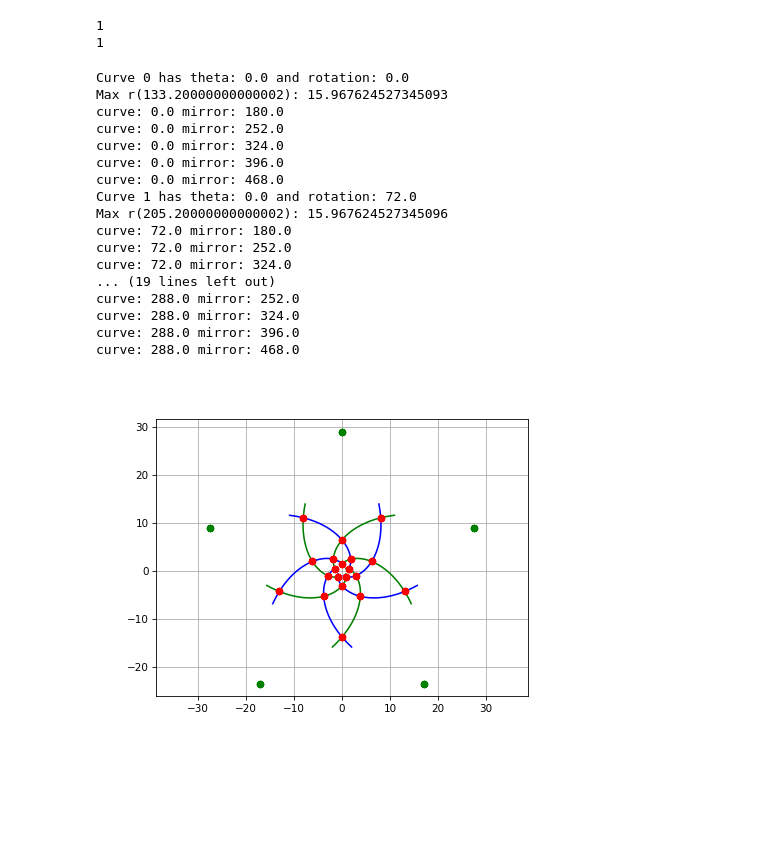
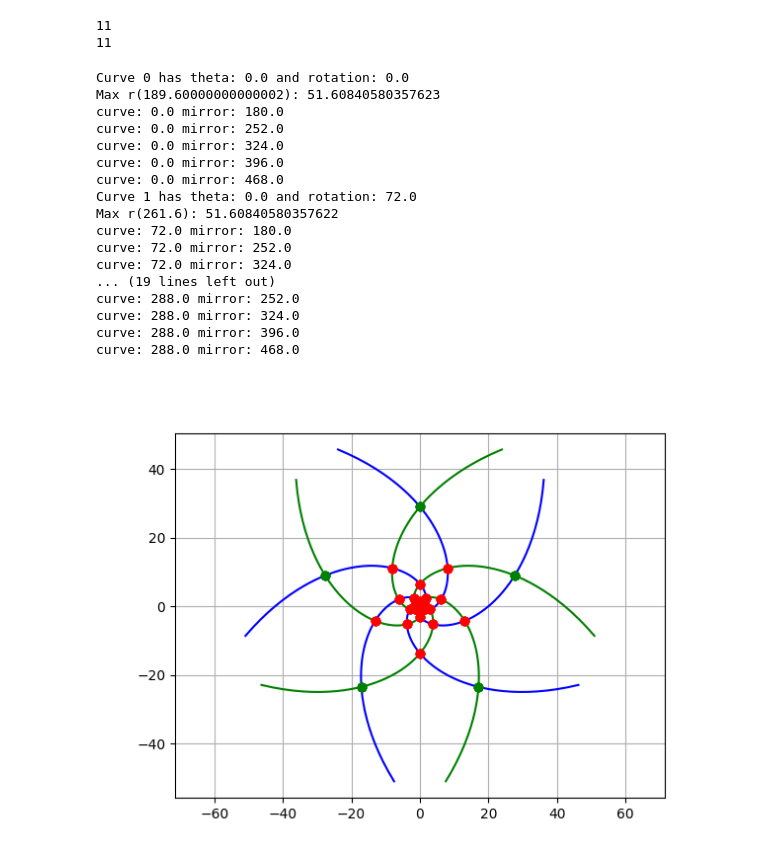
Before and after one commit to G-IV/Log-Spiral-Pattern, a Jupyter notebook: Log Spiral Recovered.ipynb, the cells around one changed output. Cells and saved outputs as stored; diff of their text form; code cells hidden in the pictures; blank space fills up the shorter version.

```diff
--- a/Log Spiral Recovered.ipynb
+++ b/Log Spiral Recovered.ipynb
@@ -296,8 +341,8 @@ for i in range(0, 55):
 # scale_plot.set_xlim(-10, 10) # Set the limits of the plot
 # scale_plot.set_ylim(-10, 10) # Set the limits of the plot
 
-def scale_factor(scale = 1, i=1):
-    return scale * i
+def scale_factor(scale = 1):
+    return scale
 
 scale1 = []
 scale3 = []
@@ -339,7 +384,7 @@ for i in range(0, 40):
 # pitch_angle_plot.set_ylim(-10, 10) # Set the limits of the plot
 
 # Returns the pitch angle of the log curve
-def pitch_angle(angle=40, divisions=40):
+def pitch_angle(angle=40):
     return 1/math.tan(math.radians(angle))
 
 pa_40 = []
@@ -450,29 +494,34 @@ def r_prime(i, rotation=0):
 #       is an array of points as returned by the r and r'
 #------------------------------------------------------------
 # fig, curve_generator = plt.subplots()
-# plt.rcParams['figure.dpi'] = 75 # Set this to make the plot bigger
+# # plt.rcParams['figure.dpi'] = 75 # Set this to make the plot bigger
 # curve_generator.axis('equal') # Set the aspect ratio of the plot to be equal
 # curve_generator.grid(True) # Turn on the grid
-# curve_generator.set_xlim(-10, 10) # Set the limits of the plot
-# curve_generator.set_ylim(-10, 10) # Set the limits of the plot
+# # curve_generator.set_xlim(-10, 10) # Set the limits of the plot
+# # curve_generator.set_ylim(-10, 10) # Set the limits of the plot
 
-def generate_curve(rotation, number_of_points=40):
+def generate_curve(args):
+    a, k, resolution, rotation, length = args
     curve = []
     mirror_curve = []
-    for i in range(0, number_of_points):
-        curve.append(r(i, rotation))
-        mirror_curve.append(r_prime(i, rotation))
+    for i in range(0, length):
+        curve_args = (a, k, i, resolution, rotation)
+        curve.append(r(curve_args))
+        mirror_curve.append(r_prime(curve_args))
     return {
         "curve": curve,
         "mirror_curve": mirror_curve
     }
 
-def generate_curves(number_of_curves=1, number_of_points=40):
+# def generate_curves(number_of_curves=1, number_of_points=40):
+def generate_curves(args):
+    a, k,  number_of_curves, resolution, length = args
     curves = []
     mirrored_curves = []
     for i in range(0, number_of_curves):
         rotation = math.radians(i * 360 / number_of_curves)
-        new_curves = generate_curve(rotation, number_of_points)
+        curve_args = (a, k, resolution, rotation, length)
+        new_curves = generate_curve(curve_args)
         curves.append(new_curves["curve"])
         mirrored_curves.append(new_curves["mirror_curve"])
     return {
@@ -486,13 +535,13 @@ def plot_curves(curves, chart):
     for mirrored_curve in curves["mirrored_curves"]:
         chart.plot([point["x"] for point in mirrored_curve], [point["y"] for point in mirrored_curve], 'g-')
 
-curve_set = generate_curves(1, 75)
+curve_set = generate_curves((scale_factor(10), pitch_angle(), 11, 100, 75))
 print(len(curve_set["curves"]))
 print(len(curve_set["mirrored_curves"]))
 # plot_curves(curve_set, curve_generator)
 # %% [output]
-1
-1
+11
+11
 # %%
 #------------------------------------------------------------
 #
@@ -509,11 +558,13 @@ matching_points_coef.grid(True) # Turn on the grid
 # matching_points.set_ylim(-8, 8) # Set the limits of the plot
 
 number_of_curves = 5
-curve_set = generate_curves(number_of_curves, 75)
+a = scale_factor(1)
+k = pitch_angle(40)
+resolution = 75
+length = 80
+
+curve_set = generate_curves((a, k, number_of_curves, resolution, length))
 plot_curves(curve_set, matching_points_coef)
-
-a = scale_factor()
-k = pitch_angle()
 
 
 # Someone said that the curve cross at r = ab^theta and r = ab^(phi - theta + 2n*pi)
@@ -545,36 +596,36 @@ for curve_index, curve in enumerate(curve_set['curves']):
         matching_points_coef.plot(b_0_2['x'], b_0_2['y'], 'ro')
         manual = (324)/2
         r_0_2 = calculate_r((a, k, math.radians(manual), curve_rotate))
         b_0_2 = calculate_r_cartesian((r_0_2, math.radians(manual), curve_rotate))
         matching_points_coef.plot(b_0_2['x'], b_0_2['y'], 'go')
         manual = (396 - 360)/2
         r_0_2 = calculate_r((a, k, math.radians(manual), curve_rotate))
         b_0_2 = calculate_r_cartesian((r_0_2, math.radians(manual), curve_rotate))
         matching_points_coef.plot(b_0_2['x'], b_0_2['y'], 'ro')
         manual = (468 - 360)/2
         r_0_2 = calculate_r((a, k, math.radians(manual), curve_rotate))
         b_0_2 = calculate_r_cartesian((r_0_2, math.radians(manual), curve_rotate))
         matching_points_coef.plot(b_0_2['x'], b_0_2['y'], 'ro')
         print(f"curve: {math.degrees(curve_rotate)} mirror: {math.degrees(mirror_rotate)}")
 # %% [output]
 Curve 0 has theta: 0.0 and rotation: 0.0
-Max r(133.20000000000002): 15.967624527345093
+Max r(189.60000000000002): 51.60840580357623
 curve: 0.0 mirror: 180.0
 curve: 0.0 mirror: 252.0
 curve: 0.0 mirror: 324.0
 curve: 0.0 mirror: 396.0
 curve: 0.0 mirror: 468.0
 Curve 1 has theta: 0.0 and rotation: 72.0
-Max r(205.20000000000002): 15.967624527345096
+Max r(261.6): 51.60840580357622
 curve: 72.0 mirror: 180.0
 curve: 72.0 mirror: 252.0
 curve: 72.0 mirror: 324.0
 ... (19 lines left out)
 curve: 288.0 mirror: 252.0
 curve: 288.0 mirror: 324.0
 curve: 288.0 mirror: 396.0
 curve: 288.0 mirror: 468.0
-[figure, old version]
+[figure, new version]
 # %%
 #------------------------------------------------------------
 #
```
Also changed, not shown: parts of 4 cells of this notebook.
